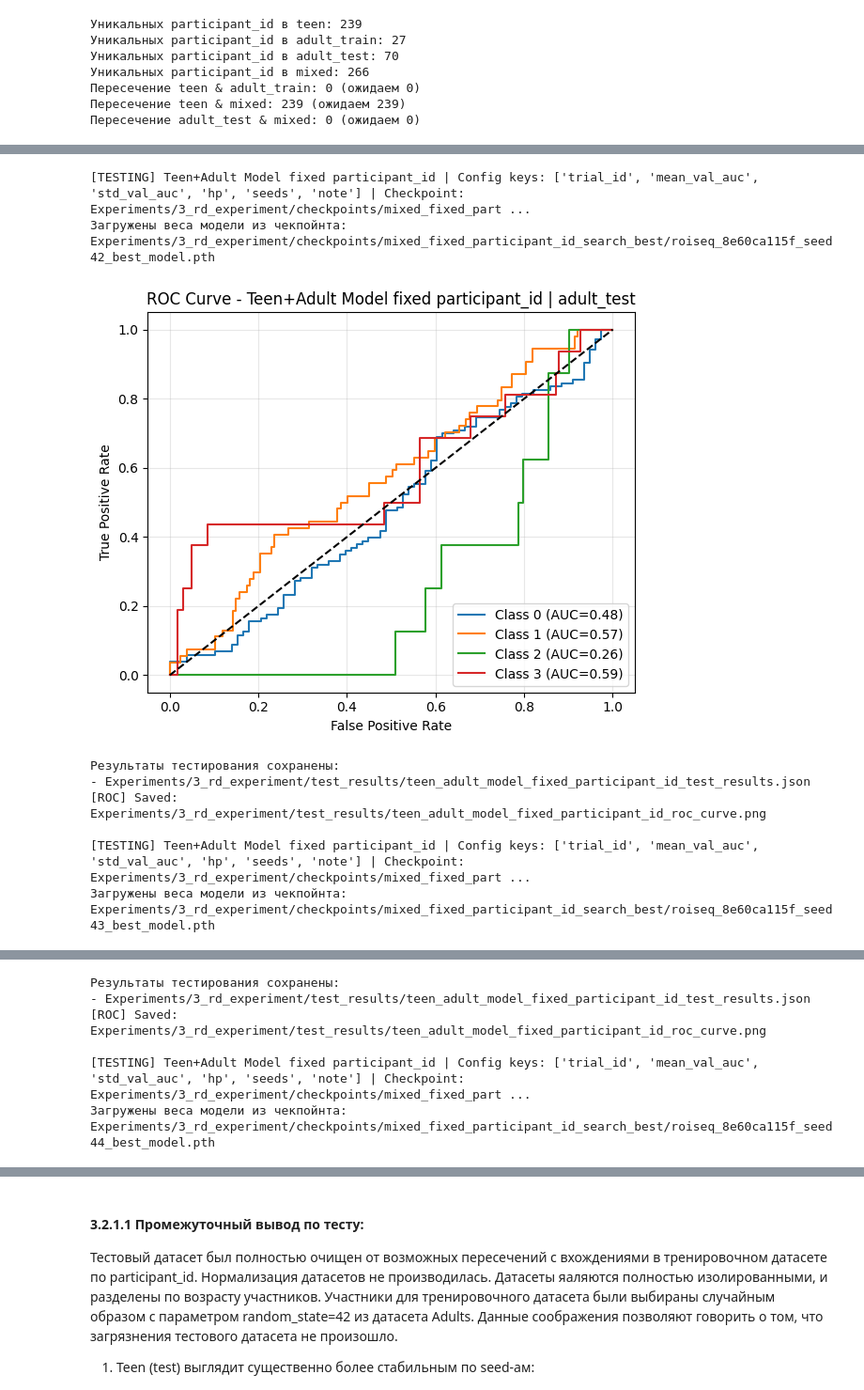
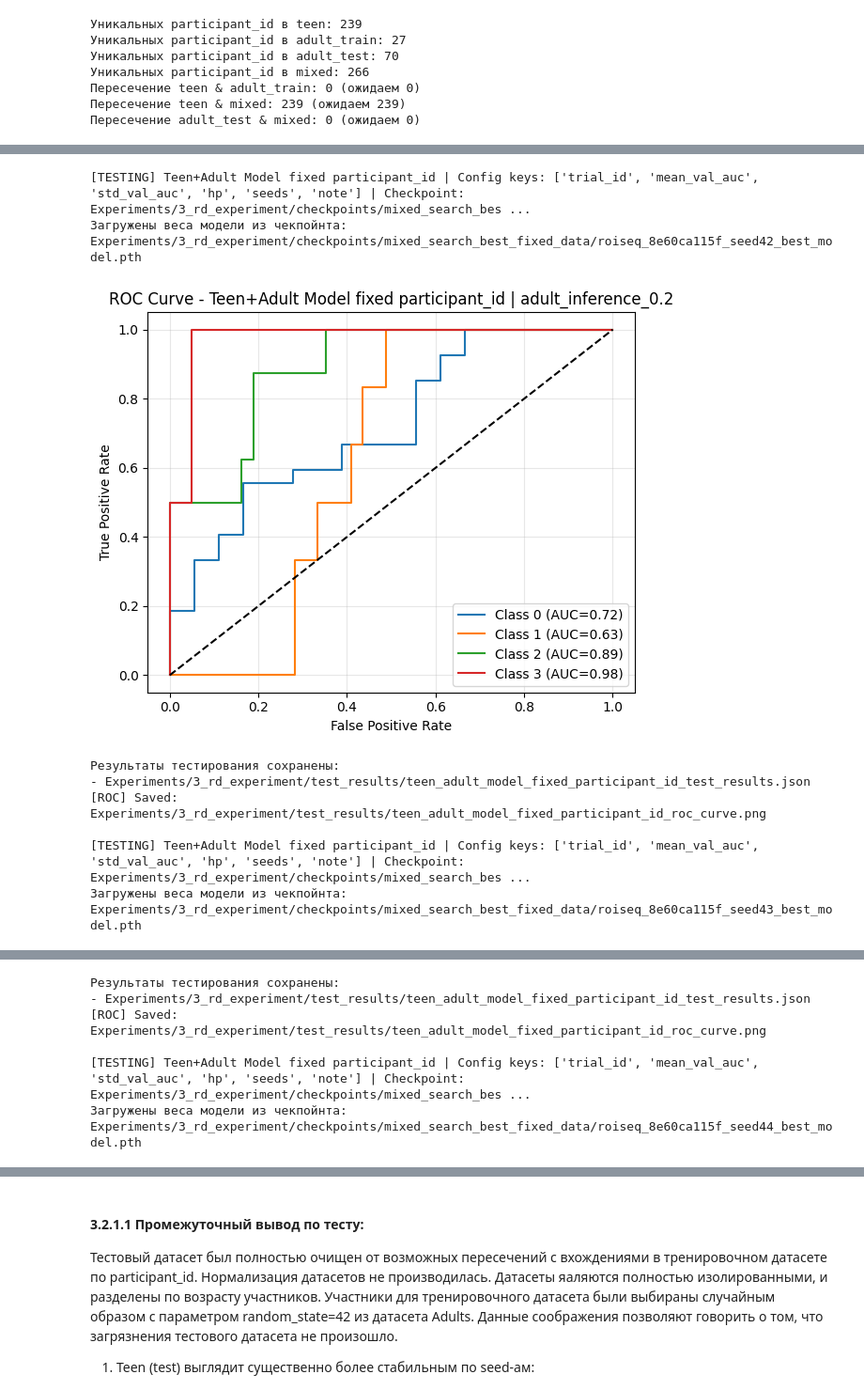
Before and after one commit to Amissum/ADHD_connectome_biomarkers_transfer_research, a Jupyter notebook: ADHD200/Pipelines/AthenaPipeline/Iter_3_ADHD200_train_v3.ipynb, the cells around one changed output, grey strips where cells are left out. Shown at 94% size. Saved outputs shown, nothing was run; the diff lists cells and outputs as text; code cells hidden in the pictures.

Commit message:
Added test for children + teen + adult (80%) dataset with inference on adults (20%)

```diff
--- a/ADHD200/Pipelines/AthenaPipeline/Iter_3_ADHD200_train_v3.ipynb
+++ b/ADHD200/Pipelines/AthenaPipeline/Iter_3_ADHD200_train_v3.ipynb
@@ -5447,9 +5438,9 @@ experiment_3_data_loader_for_search_mixed_sampler = \
                          add_eps_noise_if_all_zero=ADD_EPS_NOISE_IF_ALL_ZERO,
                          cov_pipeline=None)
 
-print(f"\nСоздаём даталоадер для когорты adult (80% для инференса), mode - {DataMode.SEQ_NPY} со стратегией балансировки {BalanceStrategy.SAMPLER} без ковариат")
-experiment_3_data_loader_for_search_adult_sampler_inference = \
-    ExperimentDataLoader(data_df_adult_test, fold_idx=0,
+print(f"\nСоздаём даталоадер для отложенного набора Adult(0.2) inference, mode - {DataMode.SEQ_NPY} со стратегией балансировки {BalanceStrategy.SAMPLER} без ковариат")
+experiment_3_data_loader_for_search_adult_0_2_sampler_inference = \
+    ExperimentDataLoader(data_df_adult_inference, fold_idx=0,
                          mode=DataMode.SEQ_NPY,
                          enable_autobalance=True,
                          balance_strategy=BalanceStrategy.SAMPLER,
@@ -5459,6 +5450,19 @@ experiment_3_data_loader_for_search_adult_sampler_inference = \
                          impute_strategy=IMPUTE_STRATEGY,
                          add_eps_noise_if_all_zero=ADD_EPS_NOISE_IF_ALL_ZERO,
                          cov_pipeline=None)
+
+print(f"\nСоздаём даталоадер для смешанной когорты children + teen + adult_rest, mode - {DataMode.SEQ_NPY} со стратегией балансировки {BalanceStrategy.SAMPLER} без ковариат")
+experiment_3_data_loader_for_search_mixed_children_teen_adult_0_8_sampler = \
+    ExperimentDataLoader(data_df_mixed_children_teen_adult_0_8, fold_idx=0,
+                         mode=DataMode.SEQ_NPY,
+                         enable_autobalance=True,
+                         balance_strategy=BalanceStrategy.SAMPLER,
+                         class_weight_mode=CLASS_WEIGHT_MODE,
+                         max_class_weight_ratio=MAX_CLASS_WEIGHT_RATIO,
+                         batch_size=BATCH_SIZE,
+                         impute_strategy=IMPUTE_STRATEGY,
+                         add_eps_noise_if_all_zero=ADD_EPS_NOISE_IF_ALL_ZERO,
+                         cov_pipeline=None)
 # %% [output]
 Создаём даталоадер для когорты teen, mode - DataMode.SEQ_NPY со стратегией балансировки BalanceStrategy.SAMPLER без ковариат
 Пример батча: xb: torch.Size([16, 200, 353]) mb: torch.Size([16, 200]) cb: torch.Size([16, 0]) yb: torch.Size([16]) pid: 16
@@ -6429,32 +6654,33 @@ else:
 # %%
-# Тестирование модели, обученной на смешанном датасете Teen + Adult(0.2), на тестовой части когорты Adult с поправкой на participant_id
-model_name_mixed_fixed_participant_id = "Teen+Adult Model fixed participant_id"
-best_cfg_mixed_fixed_participant_id_path = os.path.join(BEST_DIR_MIXED_FIXED_PARTICIPANT_ID_3, "best_config.json")
+# ============================================================
+# 3.1.9 Тестирование модели, обученной на смешанном датасете Teen + Adult(0.2), на отложенном наборе Adult(0.2) inference с поправкой на participant_id
+# ============================================================
+model_name_mixed_fixed_data = "Teen+Adult Model fixed participant_id"
+best_cfg_mixed_fixed_data_path = os.path.join(BEST_DIR_MIXED_FIXED_DATA_3, "best_config.json")
 
-with open(best_cfg_mixed_fixed_participant_id_path, "r", encoding="utf-8") as f:
-    best_cfg_mixed_fixed_participant_id = json.load(f)
-
-trial_id_mixed_fixed_participant_id = best_cfg_mixed_fixed_participant_id.get("trial_id")
-if not trial_id_mixed_fixed_participant_id:
+with open(best_cfg_mixed_fixed_data_path, "r", encoding="utf-8") as f:
+    best_cfg_mixed_fixed_data = json.load(f)
+trial_id_mixed_fixed_data = best_cfg_mixed_fixed_data.get("trial_id")
+if not trial_id_mixed_fixed_data:
     raise KeyError("best_config.json for mixed model has no 'trial_id'")
 
-result_mixed_fixed_participant_id = test_best_model_all_seeds(
-    best_config=best_cfg_mixed_fixed_participant_id,
-    best_checkpoint_dir=BEST_DIR_MIXED_FIXED_PARTICIPANT_ID_3,
-    model_name=model_name_mixed_fixed_participant_id,
-    test_loader=experiment_3_data_loader_for_search_adult_sampler_inference.inference_loader,
+result_mixed_fixed_data = test_best_model_all_seeds(
+    best_config=best_cfg_mixed_fixed_data,
+    best_checkpoint_dir=BEST_DIR_MIXED_FIXED_DATA_3,
+    model_name=model_name_mixed_fixed_data,
+    test_loader=experiment_3_data_loader_for_search_adult_0_2_sampler_inference.inference_loader,
     device=DEVICE,
     n_classes=N_CLASSES,
     cov_dim=COV_DIM,
     results_dir=TEST_RESULTS_DIR_3,
 )
 # %% [output]
-[TESTING] Teen+Adult Model fixed participant_id | Config keys: ['trial_id', 'mean_val_auc', 'std_val_auc', 'hp', 'seeds', 'note'] | Checkpoint: Experiments/3_rd_experiment/checkpoints/mixed_fixed_part ...
-Загружены веса модели из чекпойнта: Experiments/3_rd_experiment/checkpoints/mixed_fixed_participant_id_search_best/roiseq_8e60ca115f_seed42_best_model.pth
+[TESTING] Teen+Adult Model fixed participant_id | Config keys: ['trial_id', 'mean_val_auc', 'std_val_auc', 'hp', 'seeds', 'note'] | Checkpoint: Experiments/3_rd_experiment/checkpoints/mixed_search_bes ...
+Загружены веса модели из чекпойнта: Experiments/3_rd_experiment/checkpoints/mixed_search_best_fixed_data/roiseq_8e60ca115f_seed42_best_model.pth
-[figure, old version]
+[figure, new version]
 Результаты тестирования сохранены:
 - Experiments/3_rd_experiment/test_results/teen_adult_model_fixed_participant_id_test_results.json
 [ROC] Saved: Experiments/3_rd_experiment/test_results/teen_adult_model_fixed_participant_id_roc_curve.png
 
-[TESTING] Teen+Adult Model fixed participant_id | Config keys: ['trial_id', 'mean_val_auc', 'std_val_auc', 'hp', 'seeds', 'note'] | Checkpoint: Experiments/3_rd_experiment/checkpoints/mixed_fixed_part ...
-Загружены веса модели из чекпойнта: Experiments/3_rd_experiment/checkpoints/mixed_fixed_participant_id_search_best/roiseq_8e60ca115f_seed43_best_model.pth
+[TESTING] Teen+Adult Model fixed participant_id | Config keys: ['trial_id', 'mean_val_auc', 'std_val_auc', 'hp', 'seeds', 'note'] | Checkpoint: Experiments/3_rd_experiment/checkpoints/mixed_search_bes ...
+Загружены веса модели из чекпойнта: Experiments/3_rd_experiment/checkpoints/mixed_search_best_fixed_data/roiseq_8e60ca115f_seed43_best_model.pth
@@ -6463,5 +6689,5 @@ result_mixed_fixed_participant_id = test_best_model_all_seeds(
 - Experiments/3_rd_experiment/test_results/teen_adult_model_fixed_participant_id_test_results.json
 [ROC] Saved: Experiments/3_rd_experiment/test_results/teen_adult_model_fixed_participant_id_roc_curve.png
 
-[TESTING] Teen+Adult Model fixed participant_id | Config keys: ['trial_id', 'mean_val_auc', 'std_val_auc', 'hp', 'seeds', 'note'] | Checkpoint: Experiments/3_rd_experiment/checkpoints/mixed_fixed_part ...
-Загружены веса модели из чекпойнта: Experiments/3_rd_experiment/checkpoints/mixed_fixed_participant_id_search_best/roiseq_8e60ca115f_seed44_best_model.pth
+[TESTING] Teen+Adult Model fixed participant_id | Config keys: ['trial_id', 'mean_val_auc', 'std_val_auc', 'hp', 'seeds', 'note'] | Checkpoint: Experiments/3_rd_experiment/checkpoints/mixed_search_bes ...
+Загружены веса модели из чекпойнта: Experiments/3_rd_experiment/checkpoints/mixed_search_best_fixed_data/roiseq_8e60ca115f_seed44_best_model.pth
```
Also changed, not shown: parts of 19 cells of this notebook.
